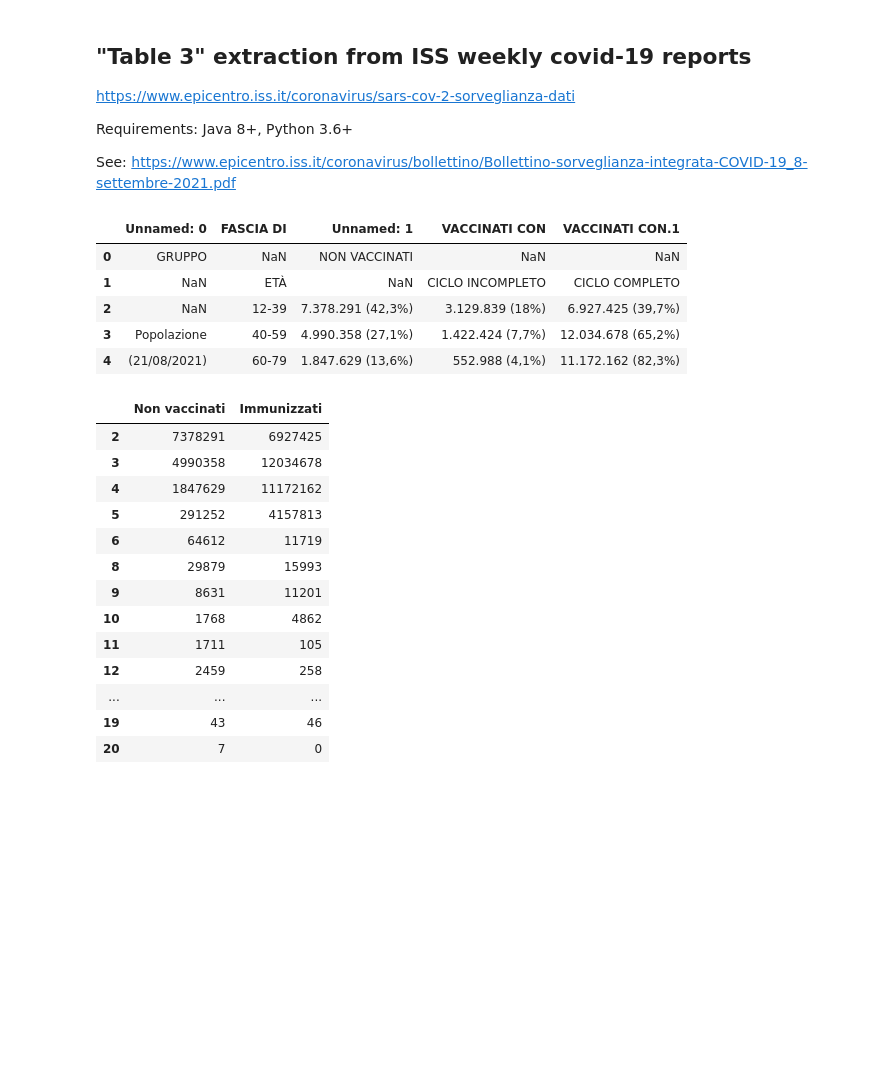
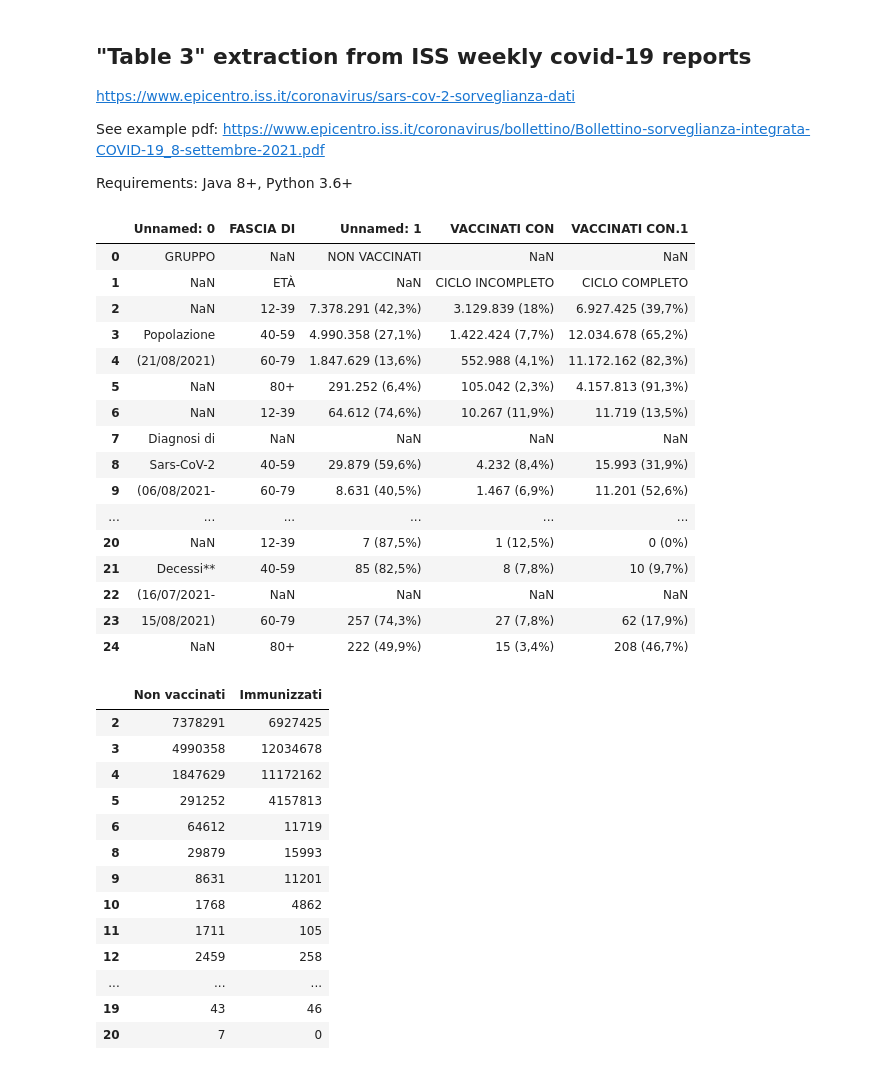
Before and after one commit to apalladi/covid_vaccini_monitoraggio, a Jupyter notebook: dati/dati_selezione.ipynb, the cells around one changed output. Cells and saved outputs as stored; diff of their text form; code cells hidden in the pictures; blank space fills up the shorter version.

```diff
--- a/dati/dati_selezione.ipynb
+++ b/dati/dati_selezione.ipynb
@@ -2,10 +2,10 @@
 ## "Table 3" extraction from ISS weekly covid-19 reports
 https://www.epicentro.iss.it/coronavirus/sars-cov-2-sorveglianza-dati
 
+See example pdf:
+https://www.epicentro.iss.it/coronavirus/bollettino/Bollettino-sorveglianza-integrata-COVID-19_8-settembre-2021.pdf
+
 Requirements: Java 8+, Python 3.6+
-
-See:
-https://www.epicentro.iss.it/coronavirus/bollettino/Bollettino-sorveglianza-integrata-COVID-19_8-settembre-2021.pdf
 # %%
 from tabula import read_pdf
 import pandas as pd
@@ -13,22 +13,30 @@ import numpy as np
 # %%
 # input file
 in_file = 'foo.pdf' # replace with pdf name
 
 # report data
-date = '08/09/2021'
+rep_date = '16/09/2021'
+
+# ...and read the raw table
+raw_tb = read_pdf(in_file, pages=17, stream=True) # set page containing table 3
+raw_tb[0]
+# %% [output]
+|  | Unnamed: 0 | FASCIA DI | Unnamed: 1 | VACCINATI CON | VACCINATI CON.1 |
+| 0 | GRUPPO | NaN | NON VACCINATI | NaN | NaN |
+| 1 | NaN | ETÀ | NaN | CICLO INCOMPLETO | CICLO COMPLETO |
+| 2 | NaN | 12-39 | 7.378.291 (42,3%) | 3.129.839 (18%) | 6.927.425 (39,7%) |
+| 3 | Popolazione | 40-59 | 4.990.358 (27,1%) | 1.422.424 (7,7%) | 12.034.678 (65,2%) |
+| 4 | (21/08/2021) | 60-79 | 1.847.629 (13,6%) | 552.988 (4,1%) | 11.172.162 (82,3%) |
+| 5 | NaN | 80+ | 291.252 (6,4%) | 105.042 (2,3%) | 4.157.813 (91,3%) |
+| 6 | NaN | 12-39 | 64.612 (74,6%) | 10.267 (11,9%) | 11.719 (13,5%) |
+| 7 | Diagnosi di | NaN | NaN | NaN | NaN |
+| 8 | Sars-CoV-2 | 40-59 | 29.879 (59,6%) | 4.232 (8,4%) | 15.993 (31,9%) |
+| 9 | (06/08/2021- | 60-79 | 8.631 (40,5%) | 1.467 (6,9%) | 11.201 (52,6%) |
+| ... | ... | ... | ... | ... | ... |
+| 20 | NaN | 12-39 | 7 (87,5%) | 1 (12,5%) | 0 (0%) |
+| 21 | Decessi** | 40-59 | 85 (82,5%) | 8 (7,8%) | 10 (9,7%) |
+| 22 | (16/07/2021- | NaN | NaN | NaN | NaN |
+| 23 | 15/08/2021) | 60-79 | 257 (74,3%) | 27 (7,8%) | 62 (17,9%) |
+| 24 | NaN | 80+ | 222 (49,9%) | 15 (3,4%) | 208 (46,7%) |
-# %%
-# set page containing table 3
-page = 17
-
-# ...and read
-raw = read_pdf(in_file, pages=page, stream=True)
-raw[0].head()
-# %% [output]
-|  | Unnamed: 0 | FASCIA DI | Unnamed: 1 | VACCINATI CON | VACCINATI CON.1 |
-| 0 | GRUPPO | NaN | NON VACCINATI | NaN | NaN |
-| 1 | NaN | ETÀ | NaN | CICLO INCOMPLETO | CICLO COMPLETO |
-| 2 | NaN | 12-39 | 7.378.291 (42,3%) | 3.129.839 (18%) | 6.927.425 (39,7%) |
-| 3 | Popolazione | 40-59 | 4.990.358 (27,1%) | 1.422.424 (7,7%) | 12.034.678 (65,2%) |
-| 4 | (21/08/2021) | 60-79 | 1.847.629 (13,6%) | 552.988 (4,1%) | 11.172.162 (82,3%) |
 # %%
 # keep the last and the third last column
```
Also changed, not shown: parts of 11 cells of this notebook.
